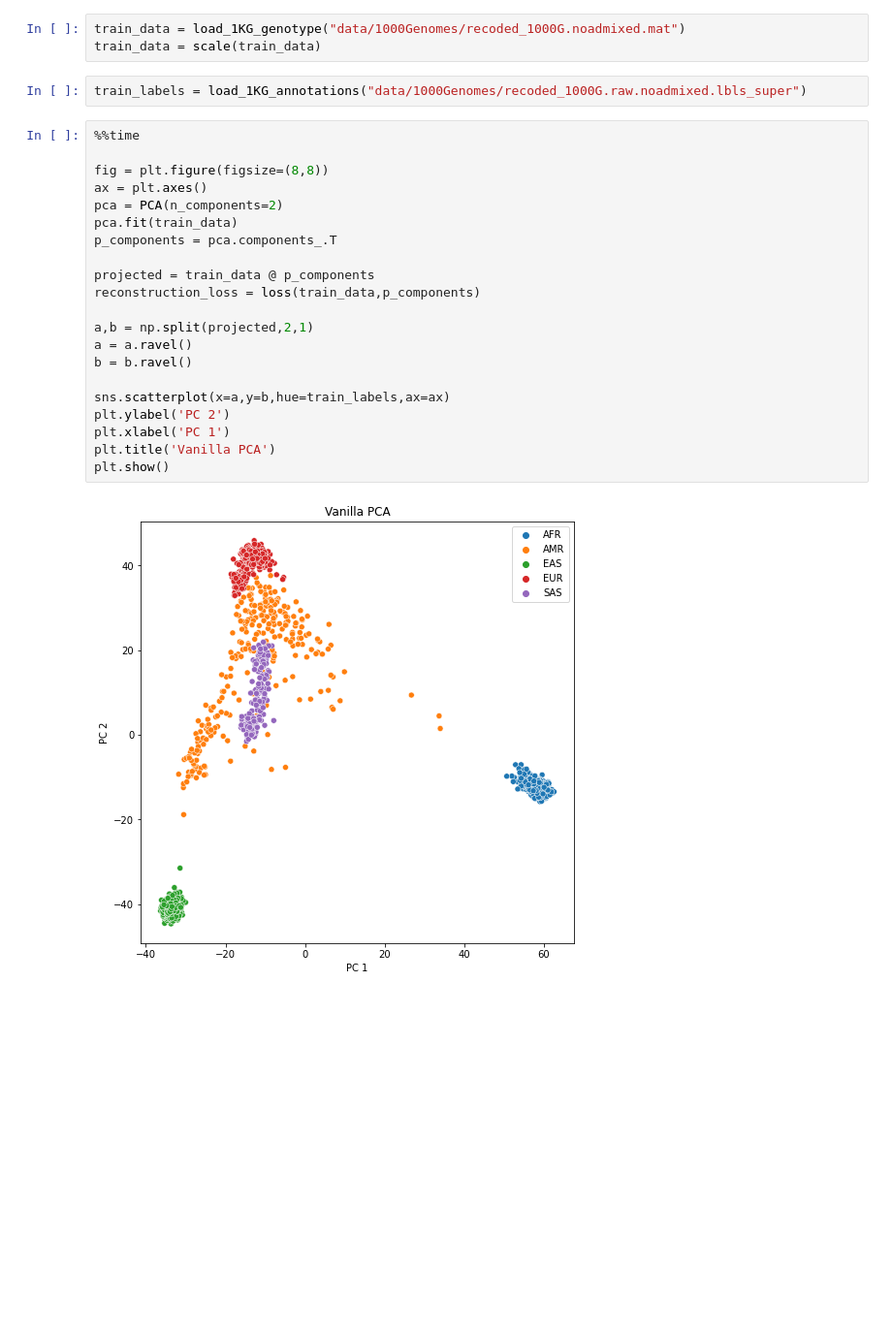
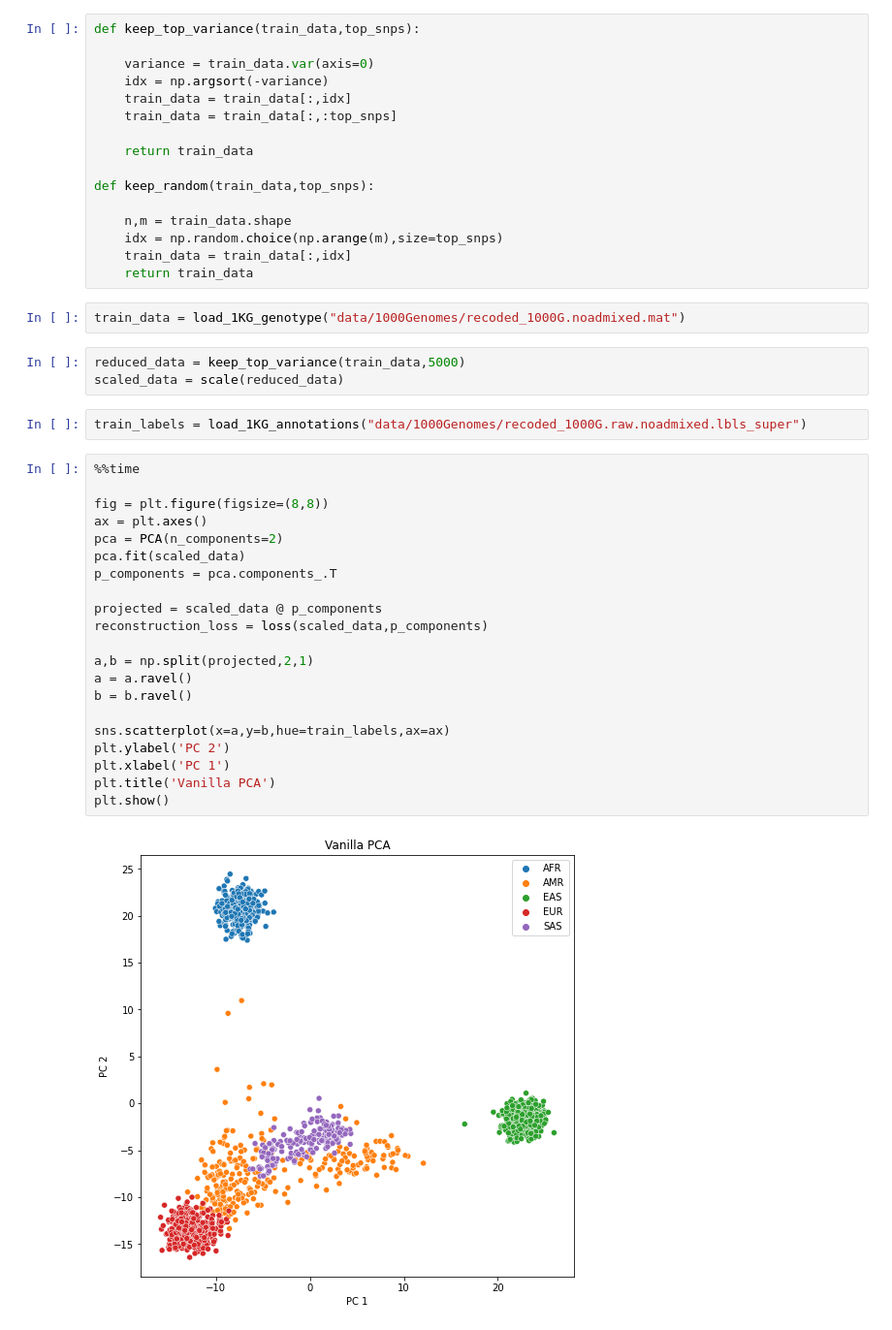
Before and after one commit to josephvalencia/FairGenomicPCA, a Jupyter notebook: Adult_Plot3D.ipynb, the cells around one changed output. Shown at 97% size. Saved outputs shown, nothing was run; the diff lists cells and outputs as text; blank space fills up the shorter version.

```diff
--- a/Adult_Plot3D.ipynb
+++ b/Adult_Plot3D.ipynb
@@ -7,31 +7,49 @@ import matplotlib.pyplot as plt
 from sklearn.preprocessing import scale
 from sklearn.decomposition import PCA
 import seaborn as sns
+# %%
+def keep_top_variance(train_data,top_snps):
+
+    variance = train_data.var(axis=0)
+    idx = np.argsort(-variance)
+    train_data = train_data[:,idx]
+    train_data = train_data[:,:top_snps]
+
+    return train_data
+
+def keep_random(train_data,top_snps):
+
+    n,m = train_data.shape
+    idx = np.random.choice(np.arange(m),size=top_snps)
+    train_data = train_data[:,idx]
+    return train_data
 # %%
 train_data = load_1KG_genotype("data/1000Genomes/recoded_1000G.noadmixed.mat")
-train_data = scale(train_data)
+# %%
+reduced_data = keep_top_variance(train_data,5000)
+scaled_data = scale(reduced_data)
 # %%
 train_labels = load_1KG_annotations("data/1000Genomes/recoded_1000G.raw.noadmixed.lbls_super")
 # %%
 %%time
 
 fig = plt.figure(figsize=(8,8))
 ax = plt.axes()
 pca = PCA(n_components=2)
-pca.fit(train_data)
+pca.fit(scaled_data)
 p_components = pca.components_.T
 
-projected = train_data @ p_components
-reconstruction_loss = loss(train_data,p_components)
+projected = scaled_data @ p_components
+reconstruction_loss = loss(scaled_data,p_components)
 
 a,b = np.split(projected,2,1)
 a = a.ravel()
 b = b.ravel()
 
 sns.scatterplot(x=a,y=b,hue=train_labels,ax=ax)
 plt.ylabel('PC 2')
 plt.xlabel('PC 1')
 plt.title('Vanilla PCA')
 plt.show()
 # %% [output]
-[figure, old version]
+[figure, new version]
```
Also changed, not shown: parts of 1 cell of this notebook, 10 other files.
